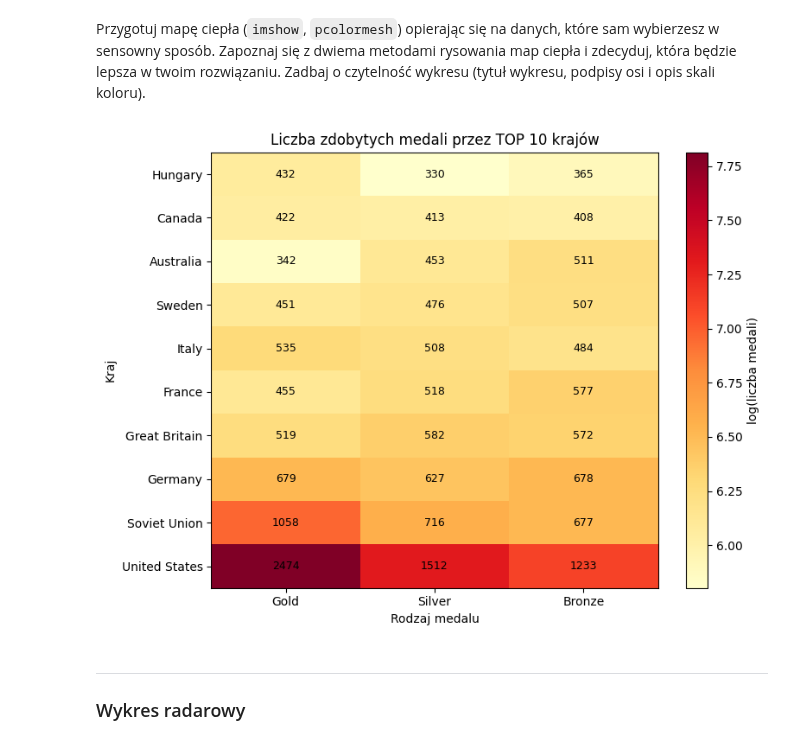
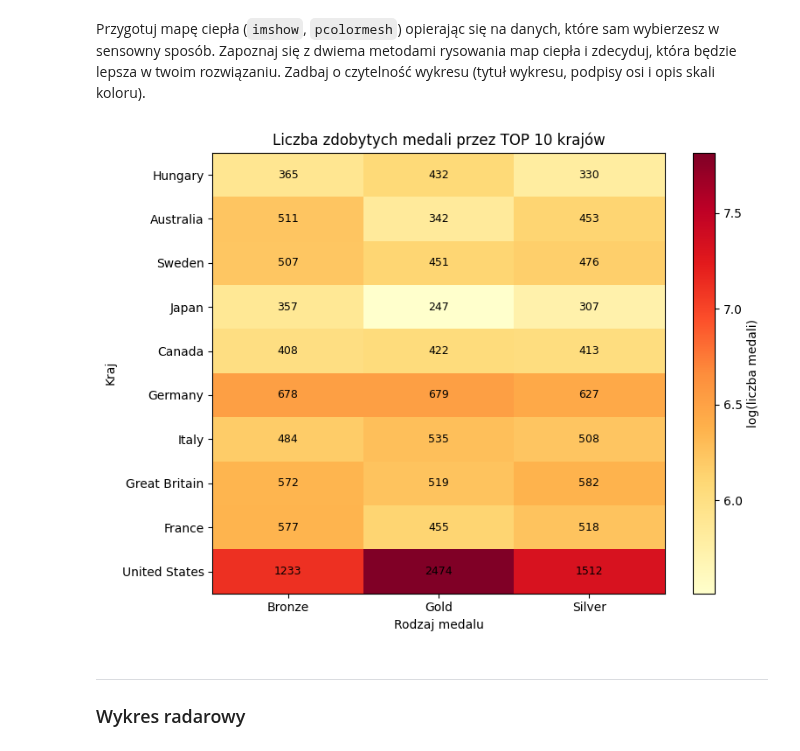
Before and after one commit to jedrek2504/Data_Visualization, a Jupyter notebook: matplotlib/1_Kostyk_Kwiecienski.ipynb, the cells around one changed output. Saved outputs shown, nothing was run; the diff lists cells and outputs as text; code cells hidden in the pictures.

```diff
--- a/matplotlib/1_Kostyk_Kwiecienski.ipynb
+++ b/matplotlib/1_Kostyk_Kwiecienski.ipynb
@@ -423,28 +423,38 @@ Mapa ciepła to wizualizacja wielowymiarowa, która wykorzystywana jest do znajd
 # %% [markdown]
 Przygotuj mapę ciepła (`imshow`, `pcolormesh`) opierając się na danych, które sam wybierzesz w sensowny sposób. Zapoznaj się z dwiema metodami rysowania map ciepła i zdecyduj, która będzie lepsza w twoim rozwiązaniu. Zadbaj o czytelność wykresu (tytuł wykresu, podpisy osi i opis skali koloru).
 # %%
+top_teams = data["Team"].value_counts().head(10)
+
+pivot = data[data["Medal"].notna()].pivot_table(
+    index="Team",
+    columns="Medal",
+    values="ID",
+    aggfunc="count",
+    fill_value=0
+).reindex(top_teams.index, fill_value=0)
+
 fig, ax = plt.subplots(figsize=(8, 6))
 values = np.log1p(pivot.values)
 pc = ax.pcolormesh(values, cmap="YlOrRd")
 ax.set_xticks([0.5, 1.5, 2.5])
 ax.set_yticks([i + 0.5 for i in range(len(top_teams))])
 ax.set_xticklabels(pivot.columns)
 ax.set_yticklabels(pivot.index)
 
 for i in range(values.shape[0]):
     for j in range(values.shape[1]):
         ax.text(j + 0.5, i + 0.5, int(pivot.values[i, j]),
                 ha='center', va='center', fontsize=9)
 
 plt.xlabel("Rodzaj medalu")
 plt.ylabel("Kraj")
 plt.title("Liczba zdobytych medali przez TOP 10 krajów")
 cbar = plt.colorbar(pc)
 cbar.set_label("log(liczba medali)")
 plt.tight_layout()
 plt.show()
 # %% [output]
-[figure, old version]
+[figure, new version]
 # %% [markdown]
 -------------------
 ### Wykres radarowy
```
